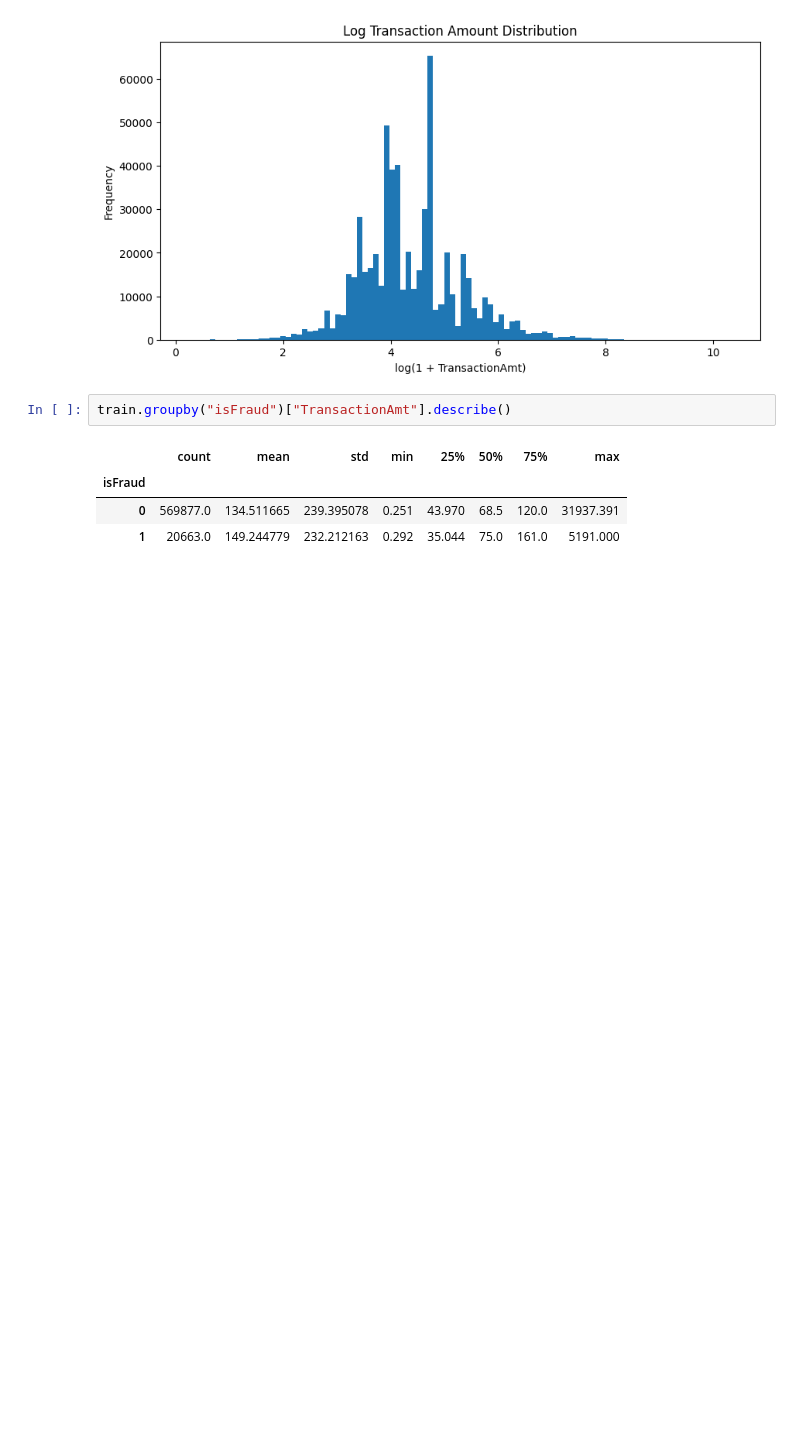
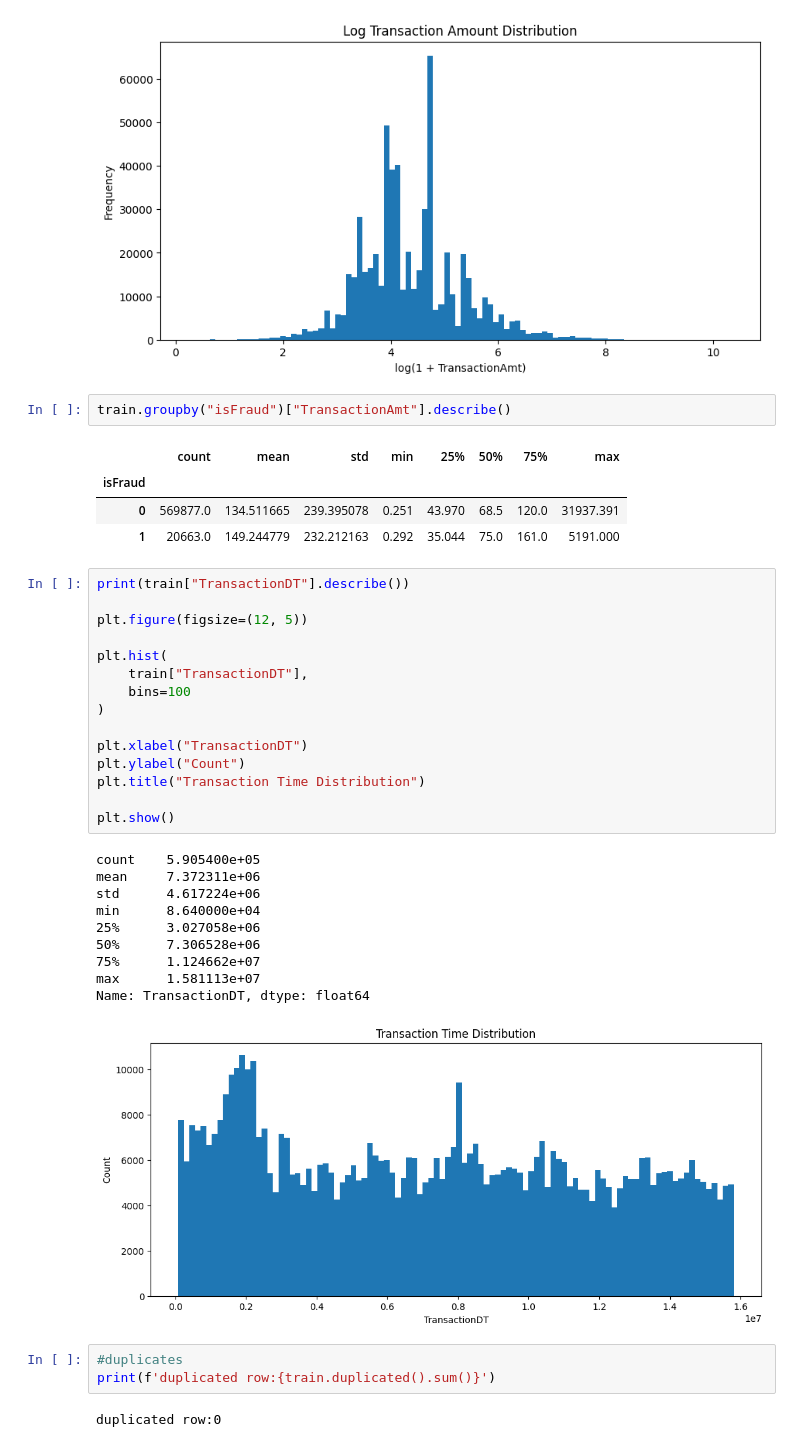
Before and after one commit to ravikeerthi7606/CreditCardFraudDetectionSystem, a Jupyter notebook: EDA.ipynb, the cells around one changed output. Drawn from its saved outputs; the diff is of its cells as text; blank space fills up the shorter version.

```diff
--- a/EDA.ipynb
+++ b/EDA.ipynb
@@ -163,3 +163,34 @@ train.groupby("isFraud")["TransactionAmt"].describe()
 | isFraud |  |  |  |  |  |  |  |  |
 | 0 | 569877.0 | 134.511665 | 239.395078 | 0.251 | 43.970 | 68.5 | 120.0 | 31937.391 |
 | 1 | 20663.0 | 149.244779 | 232.212163 | 0.292 | 35.044 | 75.0 | 161.0 | 5191.000 |
+# %%
+print(train["TransactionDT"].describe())
+
+plt.figure(figsize=(12, 5))
+
+plt.hist(
+    train["TransactionDT"],
+    bins=100
+)
+
+plt.xlabel("TransactionDT")
+plt.ylabel("Count")
+plt.title("Transaction Time Distribution")
+
+plt.show()
+# %% [output]
+count    5.905400e+05
+mean     7.372311e+06
+std      4.617224e+06
+min      8.640000e+04
+25%      3.027058e+06
+50%      7.306528e+06
+75%      1.124662e+07
+max      1.581113e+07
+Name: TransactionDT, dtype: float64
+[figure, added]
+# %%
+#duplicates
+print(f'duplicated row:{train.duplicated().sum()}')
+# %% [output]
+duplicated row:0
```
Also changed, not shown: parts of 2 cells of this notebook.
